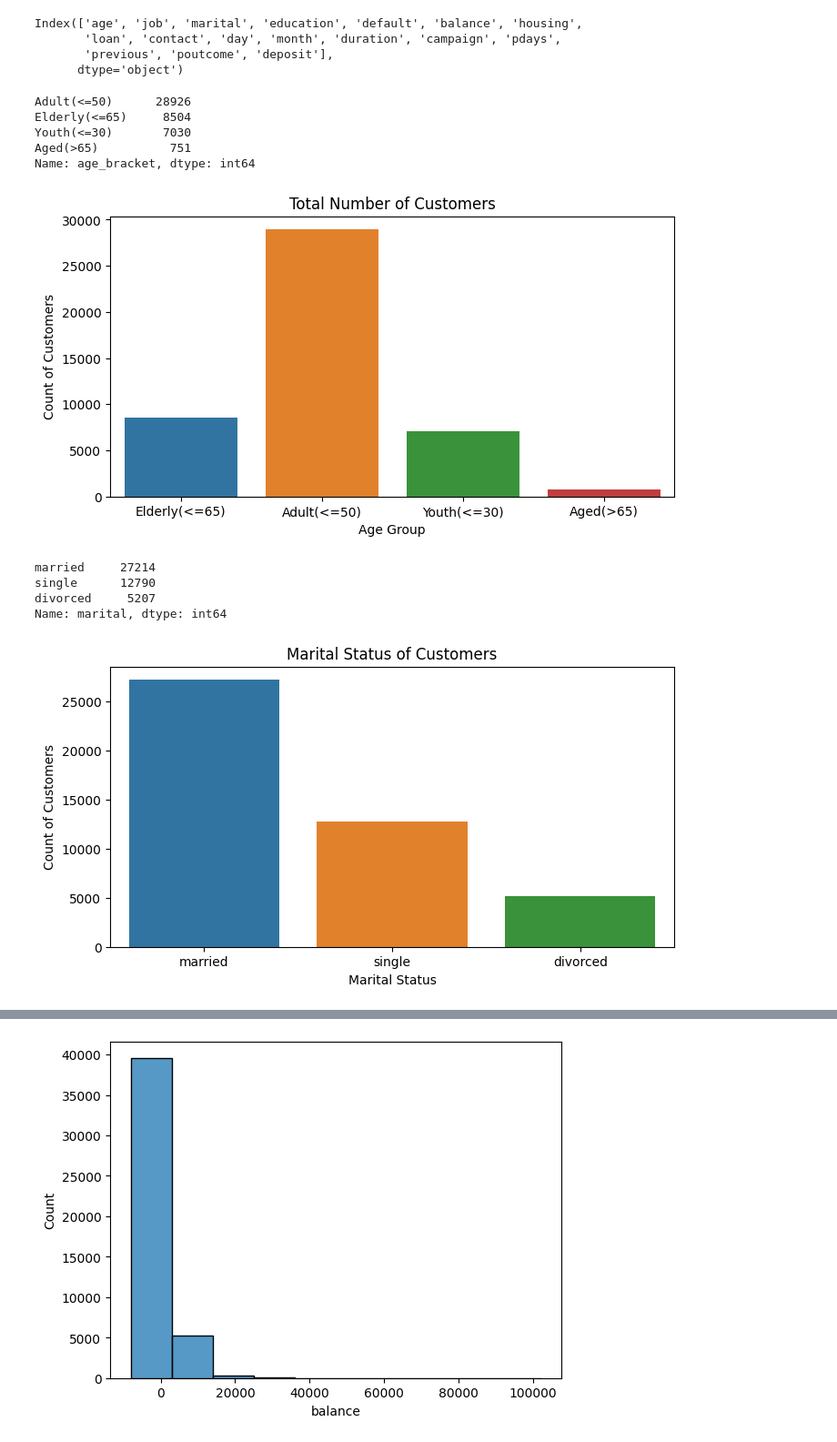
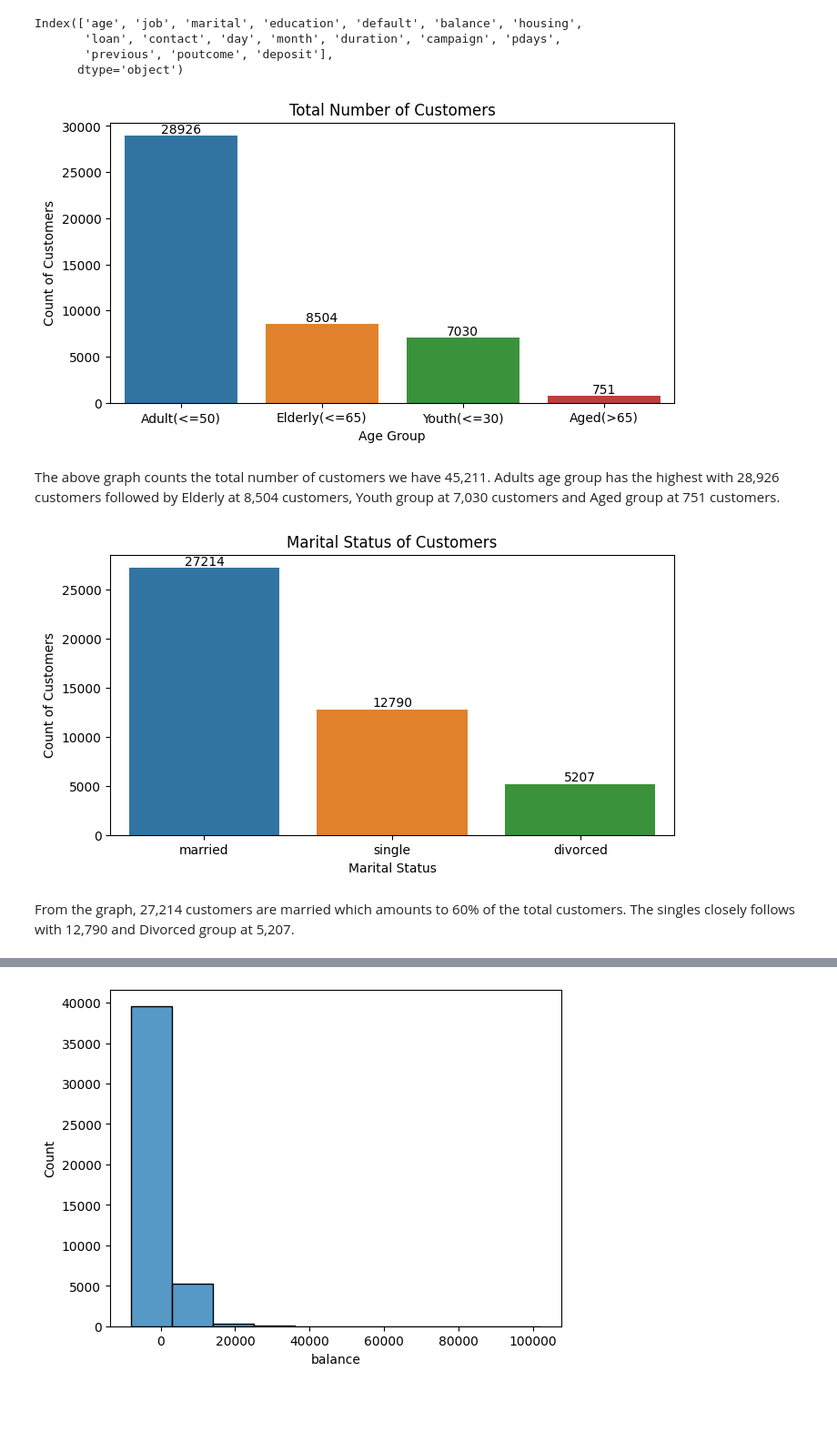
Before and after one commit to kayodeolusanya/Nexus-Bank-Customer-Segmentation-Project, a Jupyter notebook: Nexus_Bank_Customer_Segmentation_Project.ipynb, the cells around one changed output, grey strips where cells are left out. Shown at 91% size. Cells and saved outputs as stored; diff of their text form; code cells hidden in the pictures; blank space fills up the shorter version.

```diff
--- a/Nexus_Bank_Customer_Segmentation_Project.ipynb
+++ b/Nexus_Bank_Customer_Segmentation_Project.ipynb
@@ -133,44 +137,41 @@ Index(['age', 'job', 'marital', 'education', 'default', 'balance', 'housing',
 # %%
 # Investigating the Age group of our customers
 
 # Create an Age bracket column
 def age_bracket(age):
   if age <= 30:
     return "Youth(<=30)"
   elif age <= 50:
     return "Adult(<=50)"
   elif age <= 65:
     return "Elderly(<=65)"
   else:
     return "Aged(>65)"
 
 df['age_bracket'] = df['age'].apply(age_bracket)
 plt.figure(figsize= (8,4))
-sns.countplot(x='age_bracket', data=df)
+ag = sns.countplot(x=df['age_bracket'], data=df, order=df['age_bracket'].value_counts(ascending=False).index)
+values = df['age_bracket'].value_counts(ascending=False).values
+ag.bar_label(container=ag.containers[0], labels=values)
 plt.xlabel('Age Group')
 plt.ylabel('Count of Customers')
 plt.title('Total Number of Customers');
-print(df['age_bracket'].value_counts())
 # %% [output]
-Adult(<=50)      28926
-Elderly(<=65)     8504
-Youth(<=30)       7030
-Aged(>65)          751
-Name: age_bracket, dtype: int64
-[figure, old version]
+[figure, new version]
+# %% [markdown]
+The above graph counts the total number of customers we have 45,211. Adults age group has the highest with 28,926 customers followed by Elderly at 8,504 customers, Youth group at 7,030 customers and Aged group at 751 customers.
 # %%
 # Investigating the Marital Status of our customers
 plt.figure(figsize= (8,4))
-sns.countplot(x='marital', data=df)
+m = sns.countplot(x='marital', data=df)
+values = df['marital'].value_counts(ascending=False).values
+m.bar_label(container=m.containers[0], labels=values)
 plt.xlabel('Marital Status')
 plt.ylabel('Count of Customers')
 plt.title('Marital Status of Customers');
-print(df['marital'].value_counts())
 # %% [output]
-married     27214
-single      12790
-divorced     5207
-Name: marital, dtype: int64
-[figure, old version]
+[figure, new version]
+# %% [markdown]
+From the graph, 27,214 customers are married which amounts to 60% of the total customers. The singles closely follows with 12,790 and Divorced group at 5,207.
 # %%
 # Investigating the Educational Status of our customers
```
Also changed, not shown: parts of 28 cells of this notebook.
